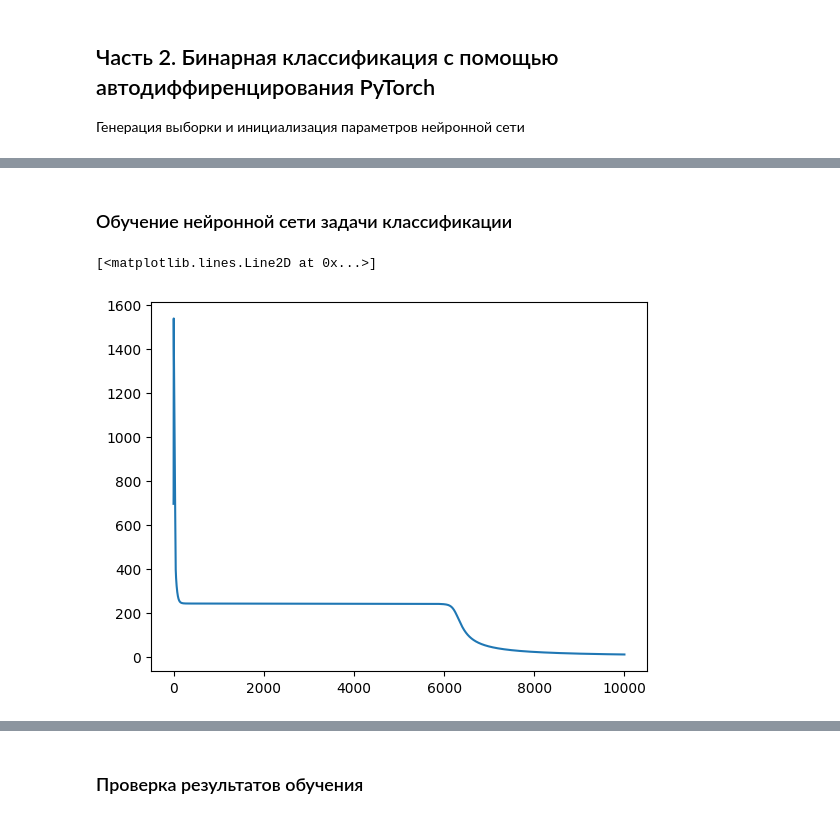
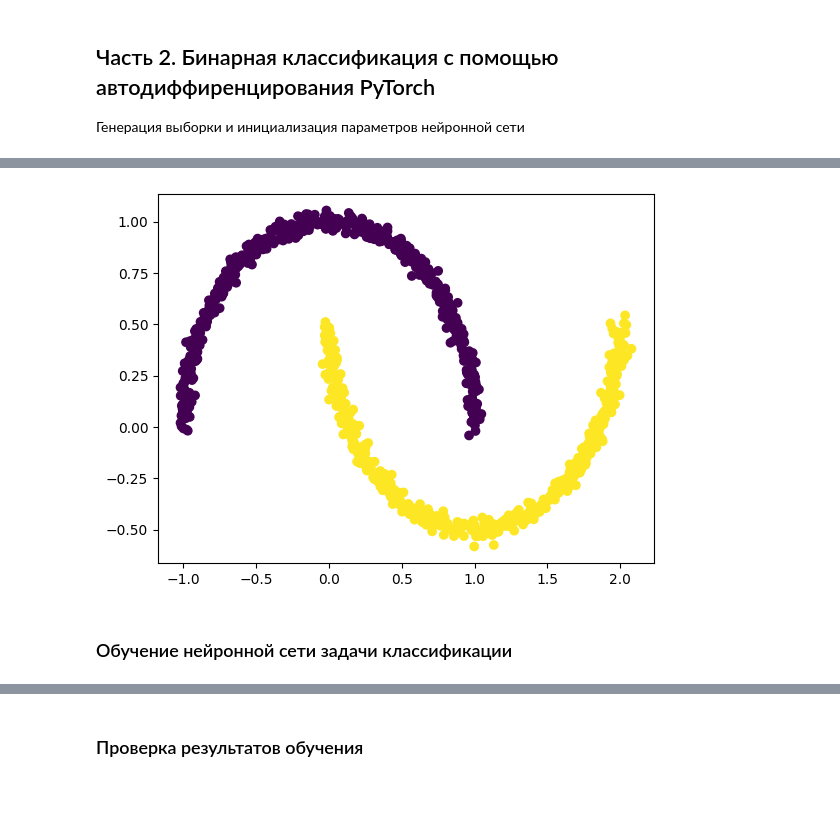
Before and after one commit to DeadlySquad13/t5-2-Neuroscience__Labs, a Jupyter notebook: src/lab1/main.ipynb, the cells around one changed output, grey strips where cells are left out. Drawn from its saved outputs; the diff is of its cells as text; code cells hidden in the pictures; blank space fills up the shorter version.

```diff
--- a/src/lab1/main.ipynb
+++ b/src/lab1/main.ipynb
@@ -191,0 +176,9 @@ weights1, bias1, weights2, bias2 = itemgetter("weights1", "bias1", "weights2", "
+# %%
+from sklearn.datasets import make_moons  # noqa
+
+# Вложенные друг в друга месяцы.
+X_moons, y_moons = make_moons(n_samples=1000, noise=0.025)
+
+demonstrate_dataset(X_moons, y_moons)
+# %% [output]
+[figure, added]
@@ -192,47 +260,2 @@ weights1, bias1, weights2, bias2 = itemgetter("weights1", "bias1", "weights2", "
 # %% [markdown]
 ### Обучение нейронной сети задачи классификации
-# %%
-# Определяем функцию нелинейности
-def sigmoid(x: torch.Tensor):
-    return 1 / (1 + torch.exp(-x))
-
-
-# Прямой проход
-def forward(x: torch.Tensor):
-    hidden = torch.mm(x, weights1) + bias1
-    hidden_nonlin = sigmoid(hidden)
-    output = (weights2.t() * hidden_nonlin).sum(axis=-1, keepdims=True) + bias2
-
-    return sigmoid(output)
-
-
-# Logloss
-def loss(y_true: torch.Tensor, y_pred: torch.Tensor):
-    return (
-        -1 * (y_true * torch.log(y_pred) + (1 - y_true) * torch.log(1 - y_pred)).sum()
-    )
-
-
-# lr - шаг обучения
-def model(learning_rate=1e-3, iterations=10_000):
-    params = [weights1, bias1, weights2, bias2]
-    losses = []
-    for _ in range(iterations):
-        output = forward(tensor_X)
-        lossval = loss(tensor_y, output)
-        lossval.backward()  # тут включается в работу autograd
-        for w in params:
-            with torch.no_grad():
-                w -= w.grad * learning_rate  # обновляем веса
-            w.grad.zero_()  # зануляем градиенты, чтобы не накапливались за итерации
-        losses.append(lossval.item())
-
-    return {'losses': losses, 'output': output}
-
-
-learning_results = model()
-# выводим историю функции потерь по итерациям
-plt.plot(learning_results['losses'])
-# %% [output]
-[<matplotlib.lines.Line2D at 0x...>]
-[figure, removed]
```
Also changed, not shown: parts of 20 cells of this notebook, 1 other file.
